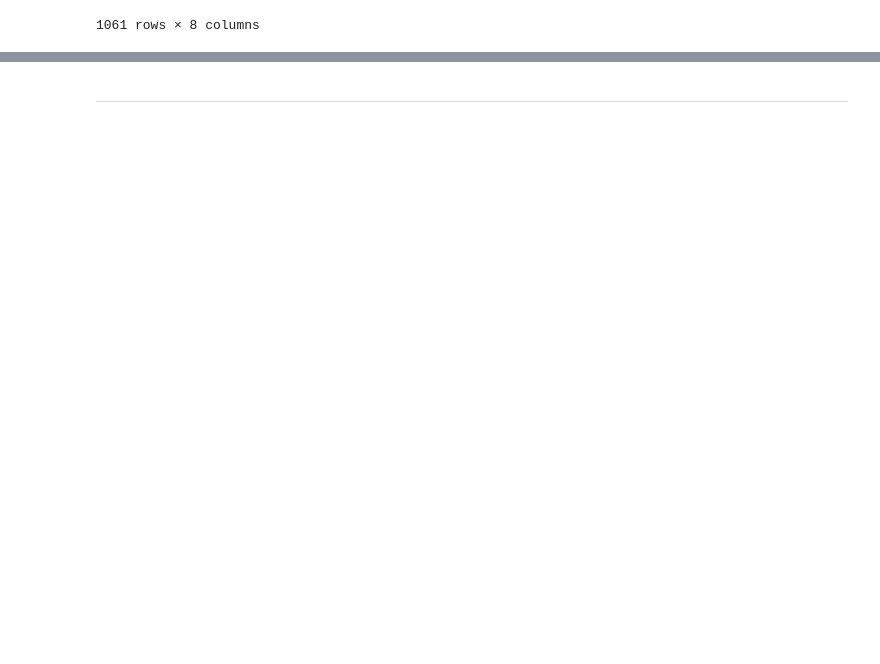
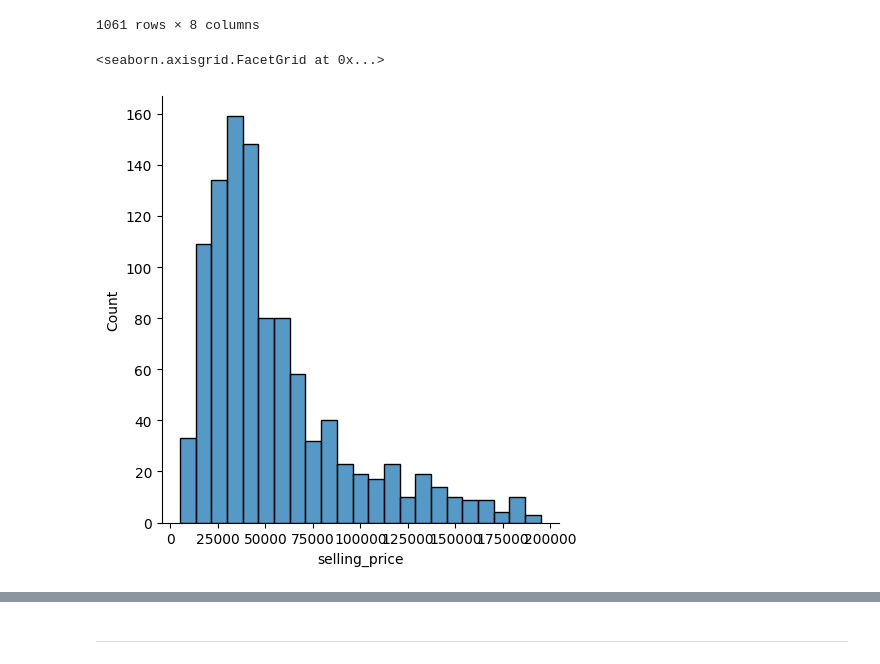
Before and after one commit to jehuhta/Intro_Data_Analytics_Huhta_Jeremy_Spring2025, a Jupyter notebook: Notebooks/Data_Analytics_Notebook_template_empty.ipynb, the cells around one changed output, grey strips where cells are left out. Saved outputs shown, nothing was run; the diff lists cells and outputs as text; code cells hidden in the pictures; blank space fills up the shorter version.

```diff
--- a/Notebooks/Data_Analytics_Notebook_template_empty.ipynb
+++ b/Notebooks/Data_Analytics_Notebook_template_empty.ipynb
@@ -87,7 +87,7 @@ def make_divider(row):
     return row
 
 # And we'll apply the function.
-df['model'] = df['name'].apply(make_divider)
+df['make'] = df['name'].apply(make_divider)
 df
 # %% [output]
 |  | name | selling_price | year | seller_type | owner | km_driven | model |
@@ -150,3 +128,13 @@ df
 | 1059 | Honda CB Shine | 12000 | 2009 | Individual | 1 | 53000 | Honda | CB Shine |
 | 1060 | Bajaj Pulsar 150 | 10000 | 2008 | Individual | 1 | 92233 | Bajaj | Pulsar 150 |
 1061 rows × 8 columns
+# %%
+# Let's find out what the distribution looks like!
+
+# There are a couple selling prices that are skewing the data, making the pairplot a bit difficult to see.
+# We'll remove those outliers.
+df = df[df['selling_price'] < 200000]
+sns.displot(df, x='selling_price')
+# %% [output]
+<seaborn.axisgrid.FacetGrid at 0x...>
+[figure, added]
```
Also changed, not shown: parts of 23 cells of this notebook.
